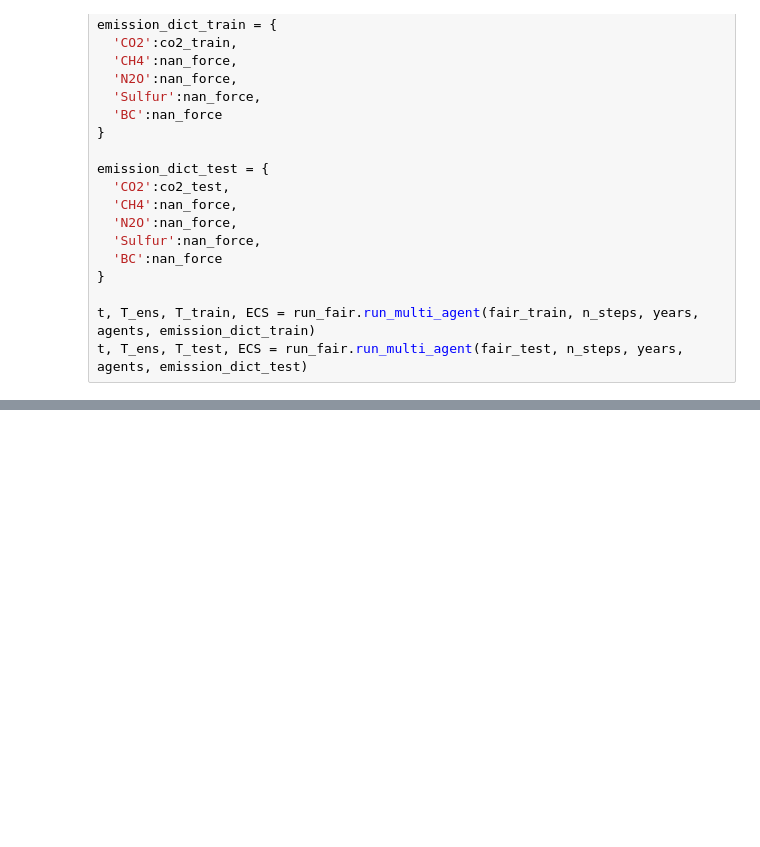
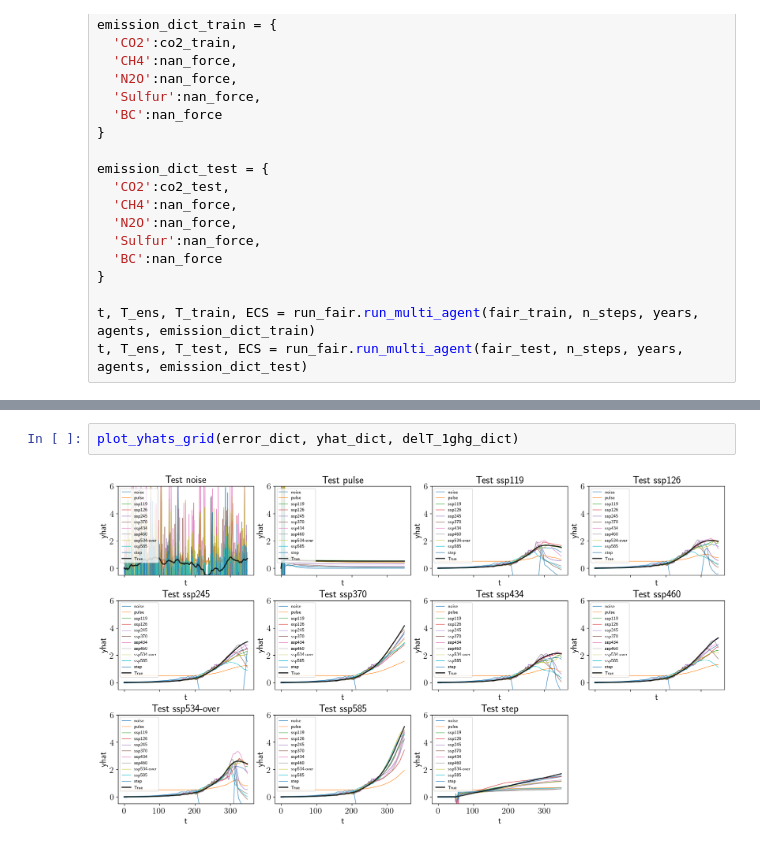
Before and after one commit to cbwomack/Emulator_Training_Data, a Jupyter notebook: MLP.ipynb, the cells around one changed output, grey strips where cells are left out. Cells and saved outputs as stored; diff of their text form; blank space fills up the shorter version.

```diff
--- a/MLP.ipynb
+++ b/MLP.ipynb
@@ -114,0 +251,4 @@ RMSE: 0.14681038100233706
+# %%
+plot_yhats_grid(error_dict, yhat_dict, delT_1ghg_dict)
+# %% [output]
+[figure, added]
```
Also changed, not shown: parts of 17 cells of this notebook, 25 other files.
